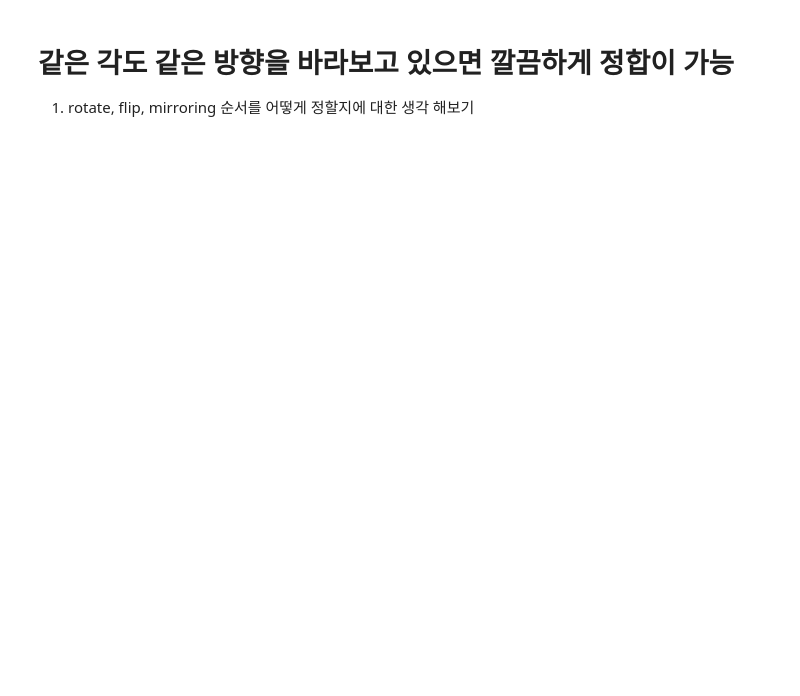
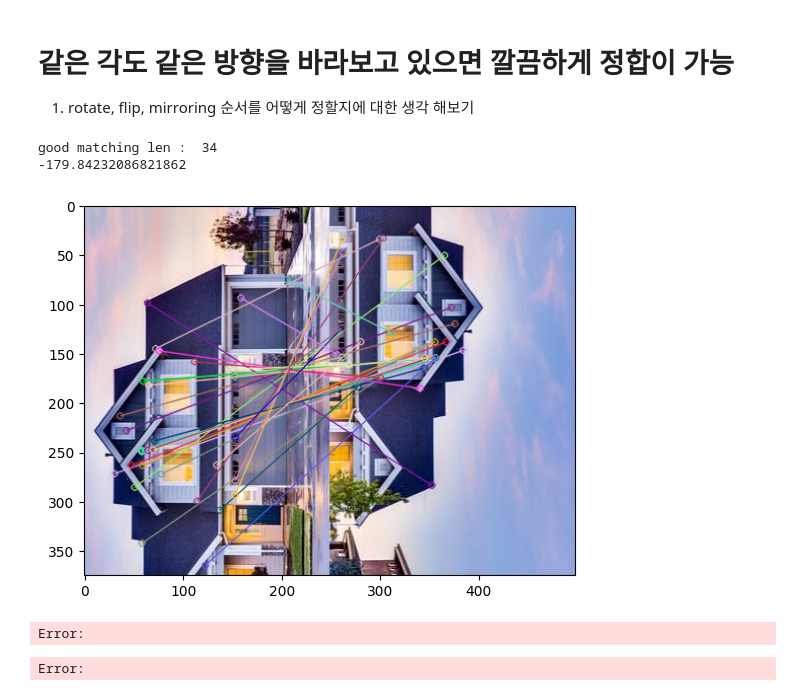
Before and after one commit to Lee-jun-young98/D_meta, a Jupyter notebook: merge_image.ipynb, the cells around one changed output. Drawn from its saved outputs; the diff is of its cells as text; code cells hidden in the pictures; blank space fills up the shorter version.

```diff
--- a/merge_image.ipynb
+++ b/merge_image.ipynb
@@ -82,9 +0,0 @@ sift = cv2.SIFT_create()
-# %%
-# 특징점 검출 및 디스크립터 추출
-kp1, des1 = sift.detectAndCompute(gray1, None)
-kp2, des2 = sift.detectAndCompute(gray2, None)
-
-print(f'img1 - {len(kp1)}features, img2 - {len(kp2)}features')
-
-keypoints1 = np.float32([keypoint.pt for keypoint in kp1])
-keypoints2 = np.float32([keypoint.pt for keypoint in kp2])
@@ -93,5 +0,0 @@ img1 - 653features, img2 - 395features
-# %%
-# 매칭
-bf = cv2.BFMatcher(cv2.DIST_L2, crossCheck=True) # HAMMING distance는 orb에서 사용
-matches = bf.match(des1, des2)
-matches = sorted(matches, key=lambda x: x.distance)
@@ -106,3 +0,0 @@ plt.imshow(res)
-# %%
-num_good_matches = 100
-good_matches = matches[:num_good_matches]
@@ -120,3 +0,0 @@ M, _ = cv2.findHomography(pts1, pts2, cv2.RANSAC, 10.0) # 최소 4개의 대응
-# %%
-img1 = imgs_list[0]
-img2 = rotate(mirroring(imgs_list[2]))
@@ -189,0 +69,9 @@ result1 = image_stitch(mirroring(rotate(imgs_list[1])), mirroring(imgs_list[3]))
+# %%
+imgs1 = imgs_list[0]
+imgs2 = imgs_list[1]
+angle = find_direction(imgs1, imgs2)
+print(angle)
+# %% [output]
+good matching len :  34
+-179.84232086821862
+[figure, added]
@@ -189,0 +97,5 @@ result1 = image_stitch(mirroring(rotate(imgs_list[1])), mirroring(imgs_list[3]))
+# %%
+imgs1, imgs2 = collect(imgs1, imgs2, angle)
+# %% [output]
+Error:
+Error:
```
Also changed, not shown: parts of 36 cells of this notebook.
